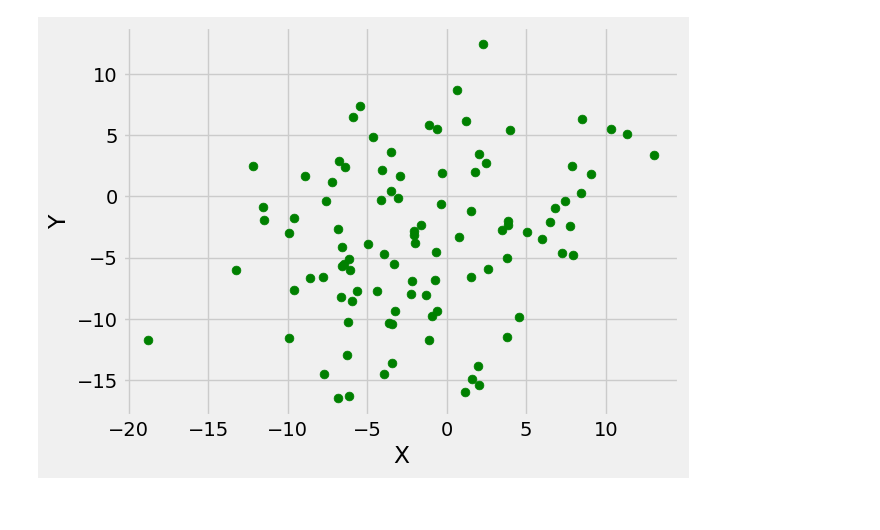
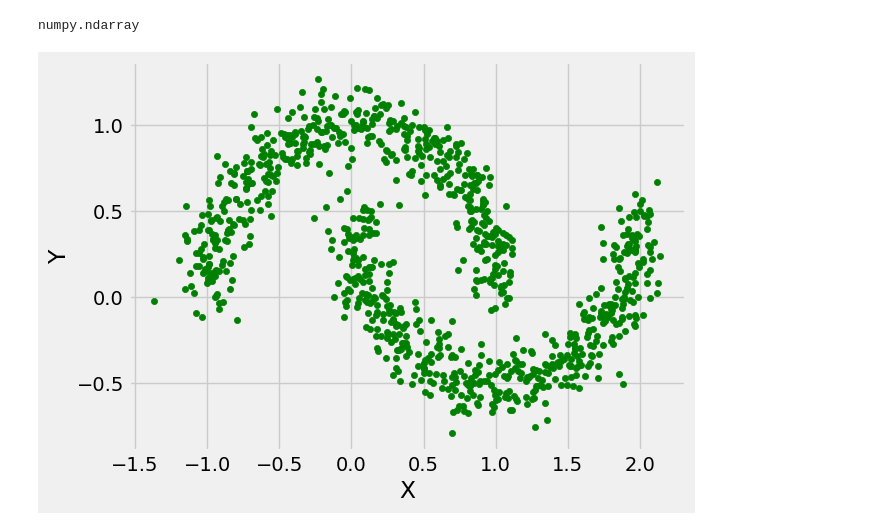
Before and after one commit to Nixon-Joji/Machine-Learning, a Jupyter notebook: Dataset_Generator.ipynb, the cells around one changed output. Drawn from its saved outputs; the diff is of its cells as text; code cells hidden in the pictures.

```diff
--- a/Dataset_Generator.ipynb
+++ b/Dataset_Generator.ipynb
@@ -4,5 +4,3 @@ from matplotlib import pyplot as plt, style
-# %%
-style.use("fivethirtyeight")
 # %%
 X, y = make_blobs(n_samples=100,
                   centers=3,
@@ -11,8 +16,13 @@ X, y = make_blobs(n_samples=100,
+# %%
+type(X)
+# %% [output]
+numpy.ndarray
 # %%
-plt.scatter(X[:,0], X[:,1], s=40, color = 'g')
+X, y = make_moons(n_samples=1000, noise=0.1)
+
+plt.scatter(X[:,0], X[:,1], s=20, color = 'g')
 plt.xlabel("X")
 plt.ylabel("Y")
 plt.show()
-# plt.clf()
 # %% [output]
-[figure, old version]
+[figure, new version]
```
Also changed, not shown: parts of 3 cells of this notebook, 1 other file.
